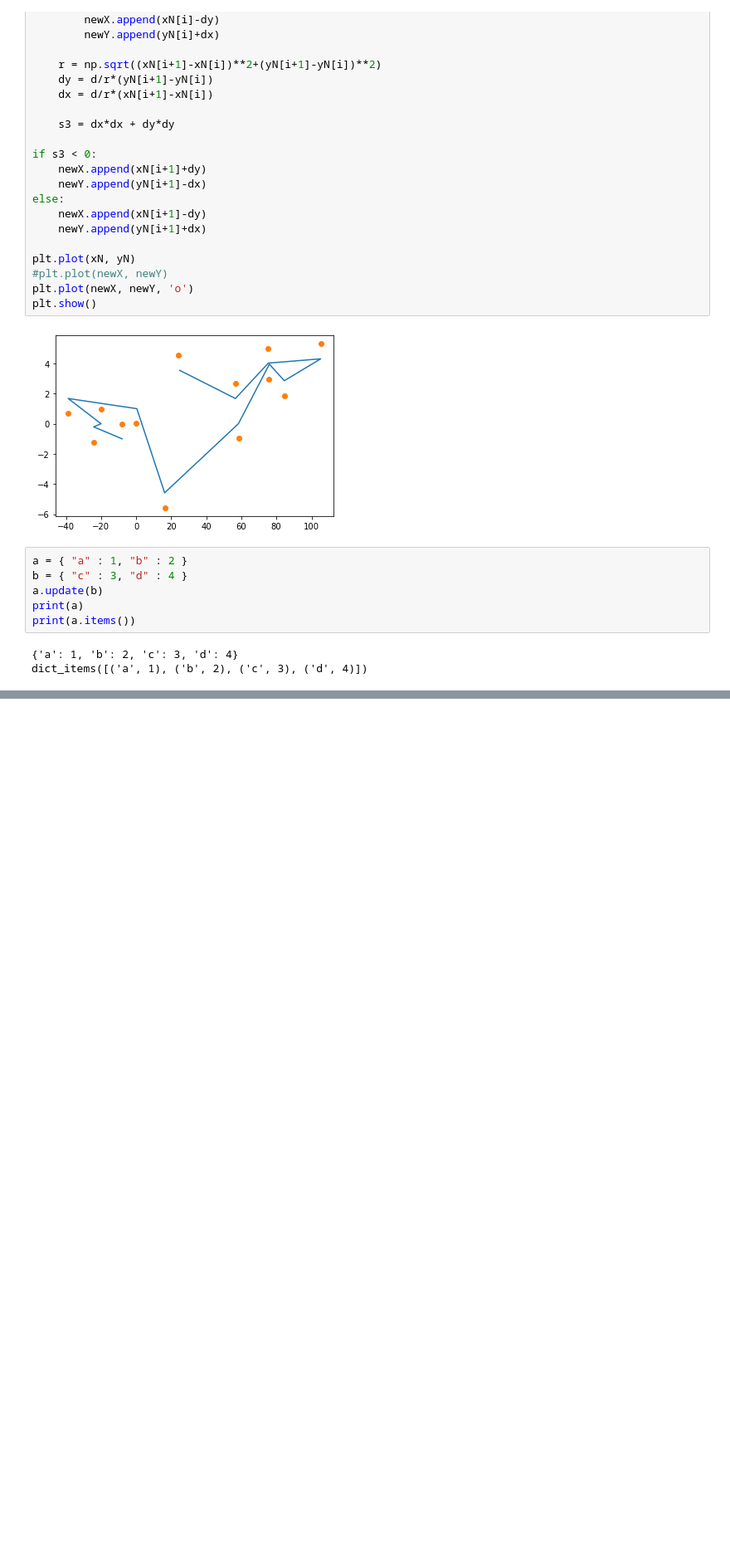
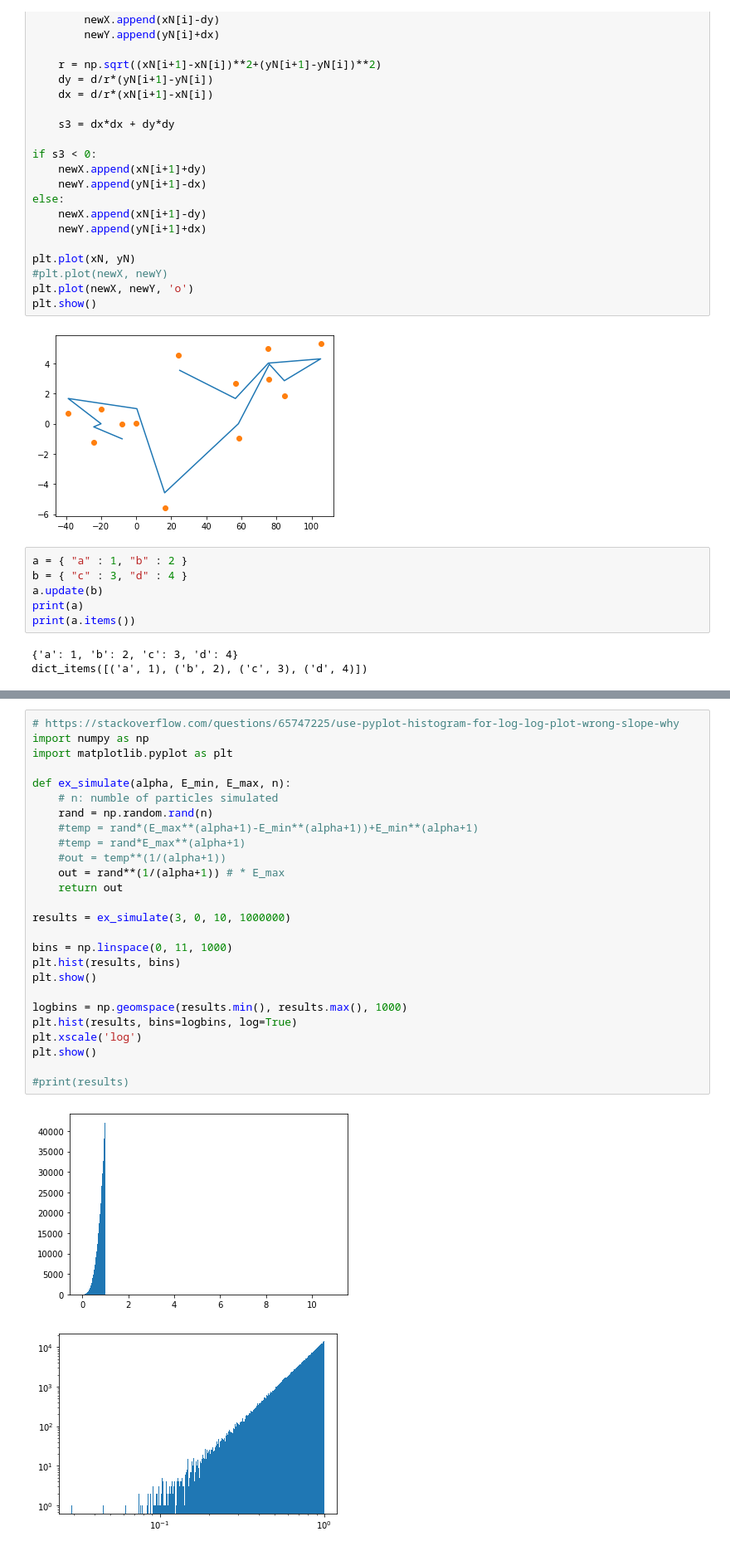
Before and after one commit to Unilmalas/TextAI, a Jupyter notebook: snippets 42.ipynb, the cells around one changed output, grey strips where cells are left out. Shown at 83% size. Cells and saved outputs as stored; diff of their text form; blank space fills up the shorter version.

```diff
--- a/snippets 42.ipynb
+++ b/snippets 42.ipynb
@@ -1122,0 +1245,29 @@ print(eea(198, 168))
+# %%
+# https://stackoverflow.com/questions/65747225/use-pyplot-histogram-for-log-log-plot-wrong-slope-why
+import numpy as np
+import matplotlib.pyplot as plt
+
+def ex_simulate(alpha, E_min, E_max, n):
+    # n: numble of particles simulated
+    rand = np.random.rand(n)
+    #temp = rand*(E_max**(alpha+1)-E_min**(alpha+1))+E_min**(alpha+1)
+    #temp = rand*E_max**(alpha+1)
+    #out = temp**(1/(alpha+1))
+    out = rand**(1/(alpha+1)) # * E_max
+    return out
+
+results = ex_simulate(3, 0, 10, 1000000)
+
+bins = np.linspace(0, 11, 1000)
+plt.hist(results, bins)
+plt.show()
+
+logbins = np.geomspace(results.min(), results.max(), 1000)
+plt.hist(results, bins=logbins, log=True)
+plt.xscale('log')
+plt.show()
+
+#print(results)
+# %% [output]
+[figure, added]
+[figure, added]
```
Also changed, not shown: parts of 7 cells of this notebook.
